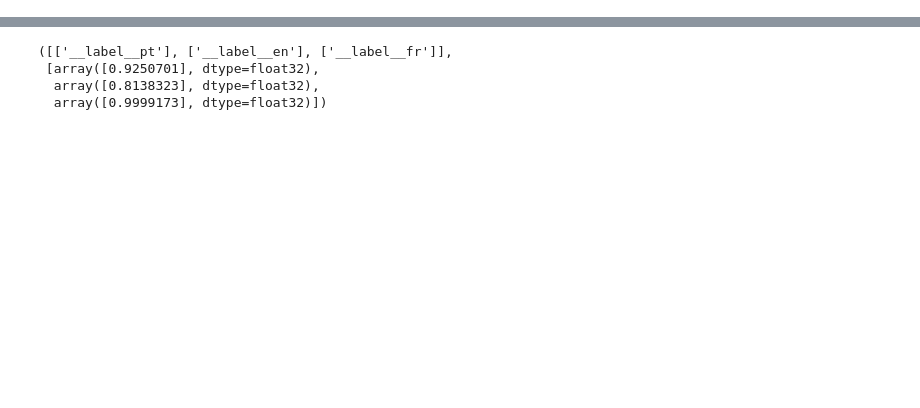
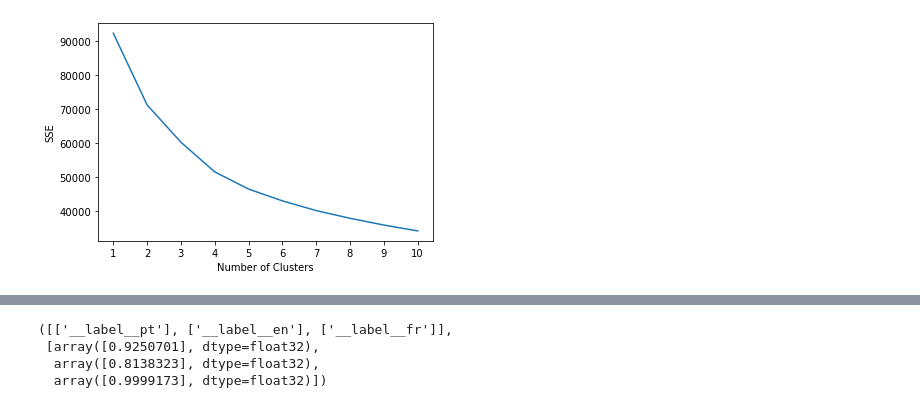
Before and after one commit to sabinacatherine/Spotify-Playlist, a Jupyter notebook: Spotify_playlists.ipynb, the cells around one changed output, grey strips where cells are left out. Saved outputs shown, nothing was run; the diff lists cells and outputs as text; code cells hidden in the pictures; blank space fills up the shorter version.

```diff
--- a/Spotify_playlists.ipynb
+++ b/Spotify_playlists.ipynb
@@ -76,0 +107,22 @@ Index(['track_id', 'track_name', 'track_artist', 'lyrics', 'track_popularity',
+# %%
+#trying out elbow method a second time on standard scaled data, which helps with differences in scale between characteristics of the dataset
+
+scaled_song_features = StandardScaler().fit_transform(spotify_song_features_copy)
+
+#create list to hold SSE values for each value of k
+sse2 = []
+for k in range(1, 11):
+    kmeans2 = KMeans(n_clusters=k, **kmeans_params)
+    kmeans2.fit(scaled_song_features)
+    sse2.append(kmeans2.inertia_)
+
+# #visualize results in order to assess bends, which indicate best number of clusters
+plt.plot(range(1, 11), sse2)
+plt.xticks(range(1, 11))
+plt.xlabel("Number of Clusters")
+plt.ylabel("SSE")
+plt.show()
+
+#elbow graph is more subtle with standard scaler involved but bends are at 2 and 4, indicating ideal number of clusters
+# %% [output]
+[figure, added]
```
Also changed, not shown: parts of 12 cells of this notebook.
